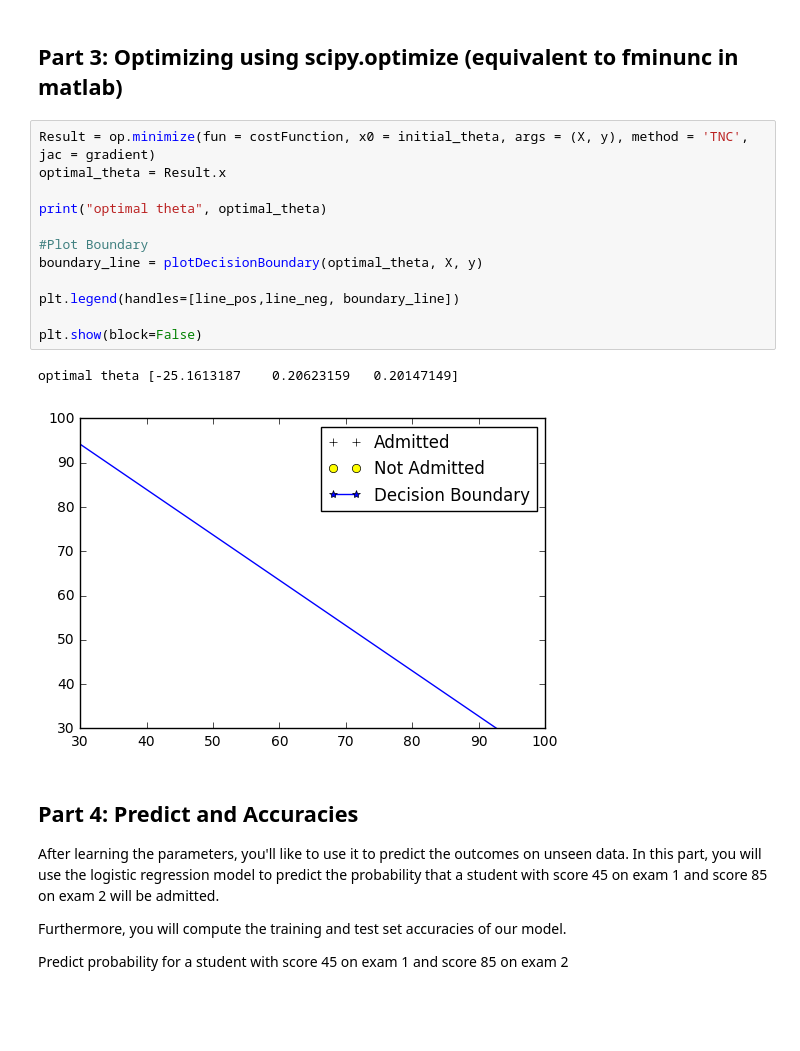
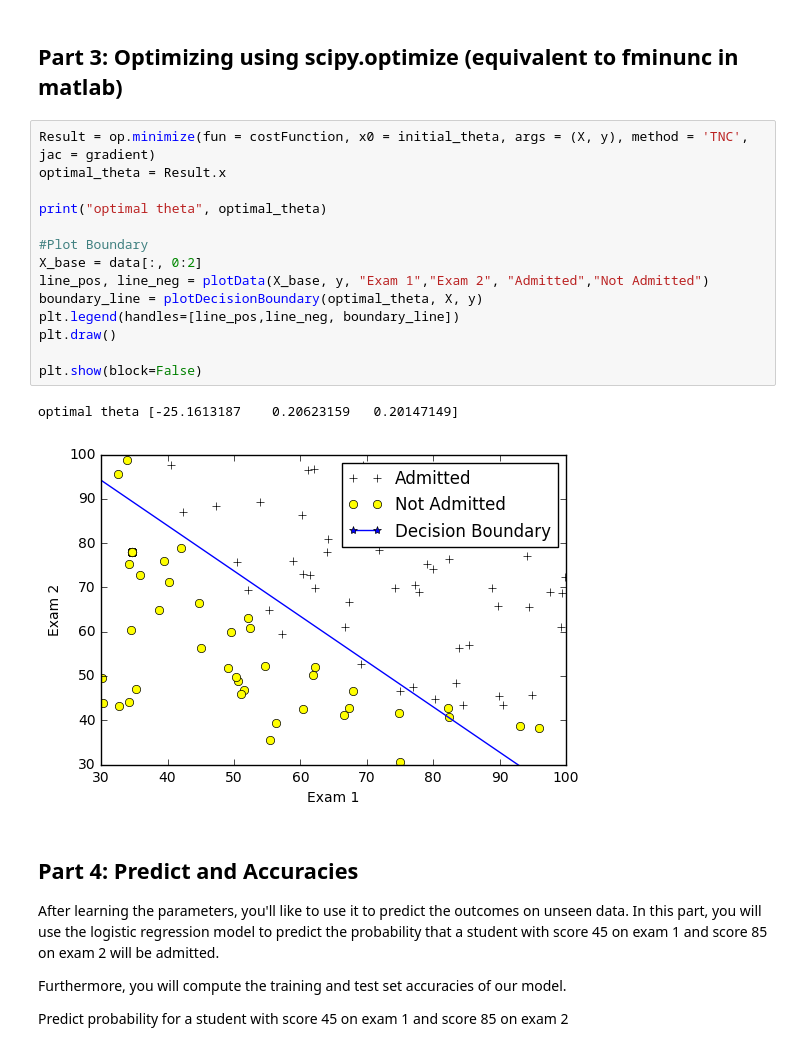
Before and after one commit to hzitoun/machine_learning_from_scratch_matlab_python, a Jupyter notebook: jupyter_notebooks/week_3/ex2.ipynb, the cells around one changed output. Cells and saved outputs as stored; diff of their text form; blank space fills up the shorter version.

```diff
--- a/jupyter_notebooks/week_3/ex2.ipynb
+++ b/jupyter_notebooks/week_3/ex2.ipynb
@@ -98,18 +98,20 @@ Expected gradients (approx):
 # %%
 Result = op.minimize(fun = costFunction, x0 = initial_theta, args = (X, y), method = 'TNC', jac = gradient)
 optimal_theta = Result.x
 
 print("optimal theta", optimal_theta)
 
 #Plot Boundary
+X_base = data[:, 0:2]
+line_pos, line_neg = plotData(X_base, y, "Exam 1","Exam 2", "Admitted","Not Admitted")
 boundary_line = plotDecisionBoundary(optimal_theta, X, y)
-
 plt.legend(handles=[line_pos,line_neg, boundary_line])
+plt.draw()
 
 plt.show(block=False)
 # %% [output]
 optimal theta [-25.1613187    0.20623159   0.20147149]
-[figure, old version]
+[figure, new version]
 # %% [markdown]
 ## Part 4: Predict and Accuracies
   After learning the parameters, you'll like to use it to predict the outcomes
```
Also changed, not shown: 3 other files.
